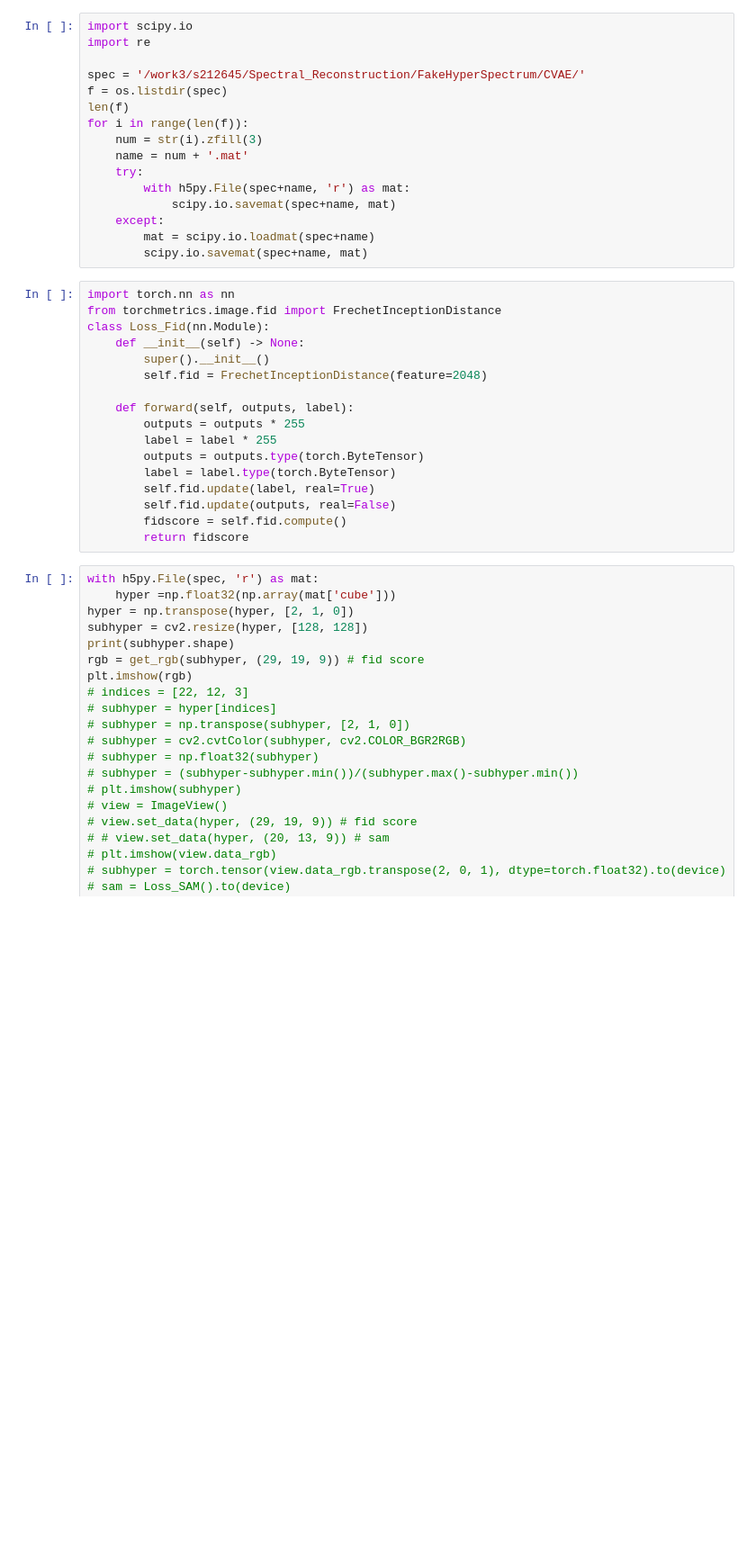
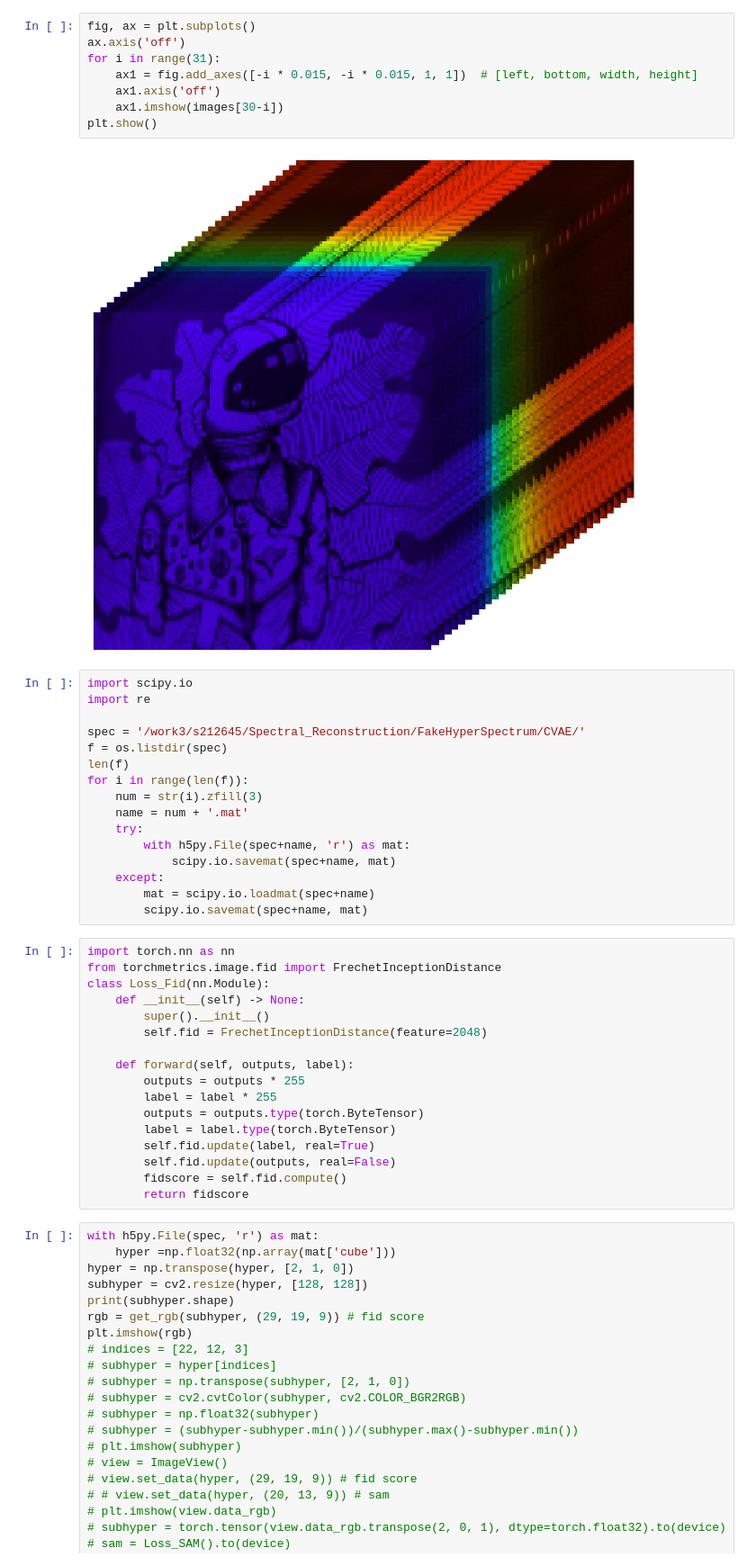
Before and after one commit to Karl-Liu-ch/Spectral_Reconstruction, a Jupyter notebook: data_visualization.ipynb, the cells around one changed output. Shown at 90% size. Saved outputs shown, nothing was run; the diff lists cells and outputs as text; blank space fills up the shorter version.

```diff
--- a/data_visualization.ipynb
+++ b/data_visualization.ipynb
@@ -24,3 +44,13 @@ device(type='cpu')
+# %%
+fig, ax = plt.subplots()
+ax.axis('off')
+for i in range(31):
+    ax1 = fig.add_axes([-i * 0.015, -i * 0.015, 1, 1])  # [left, bottom, width, height]
+    ax1.axis('off')
+    ax1.imshow(images[30-i])
+plt.show()
+# %% [output]
+[figure, added]
 # %%
 import scipy.io
 import re
```
Also changed, not shown: parts of 5 cells of this notebook, 3 other files.
